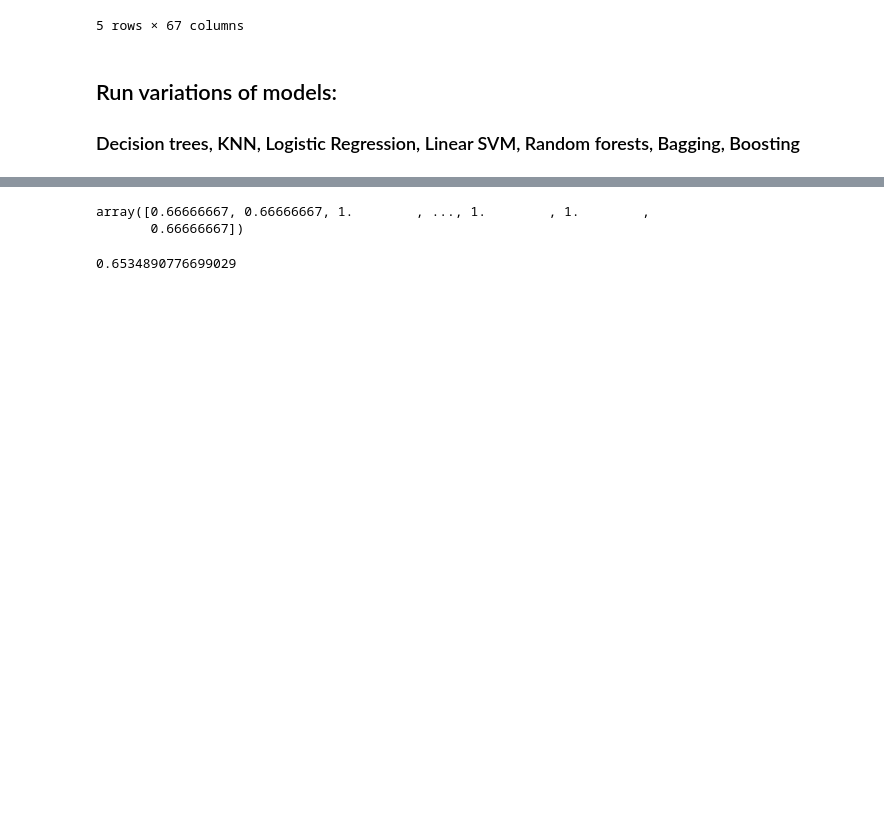
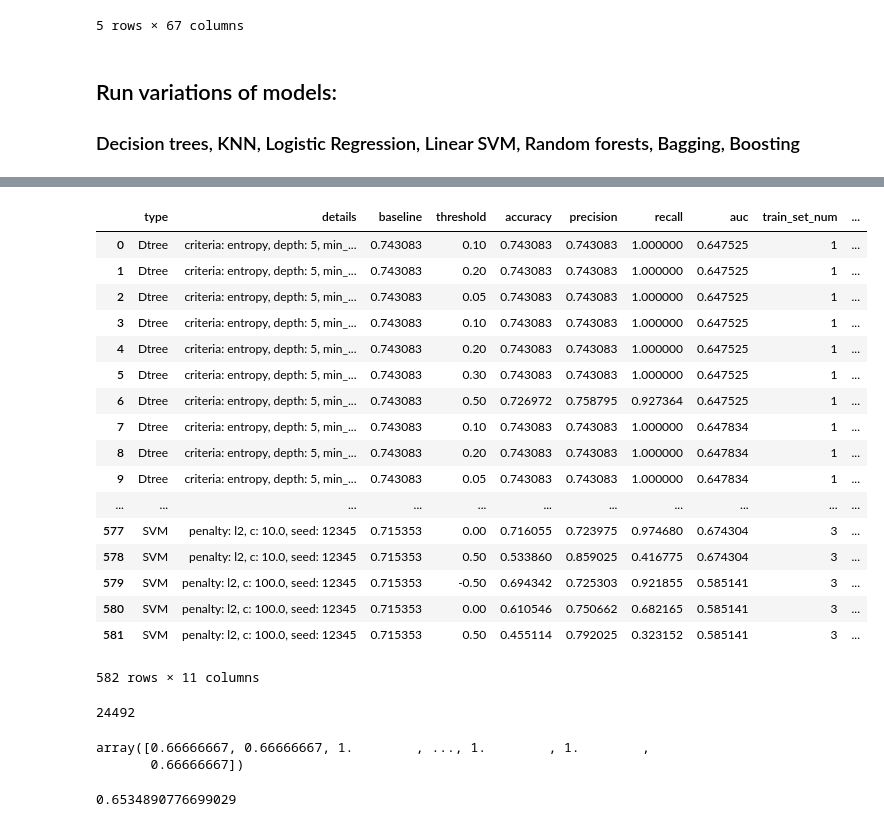
Before and after one commit to laurenjli/ml-pubpol, a Jupyter notebook: hw3/hw3_analysis.ipynb, the cells around one changed output, grey strips where cells are left out. Drawn from its saved outputs; the diff is of its cells as text; code cells hidden in the pictures; blank space fills up the shorter version.

```diff
--- a/hw3/hw3_analysis.ipynb
+++ b/hw3/hw3_analysis.ipynb
@@ -540,3 +495,24 @@ TypeError: __init__() got an unexpected keyword argument 'seed'
+# %%
+resdf.to_csv('firstrun.csv')
+# %% [output]
+|  | type | details | baseline | threshold | accuracy | precision | recall | auc | train_set_num | ... |
+| 0 | Dtree | criteria: entropy, depth: 5, min_... | 0.743083 | 0.10 | 0.743083 | 0.743083 | 1.000000 | 0.647525 | 1 | ... |
+| 1 | Dtree | criteria: entropy, depth: 5, min_... | 0.743083 | 0.20 | 0.743083 | 0.743083 | 1.000000 | 0.647525 | 1 | ... |
+| 2 | Dtree | criteria: entropy, depth: 5, min_... | 0.743083 | 0.05 | 0.743083 | 0.743083 | 1.000000 | 0.647525 | 1 | ... |
+| 3 | Dtree | criteria: entropy, depth: 5, min_... | 0.743083 | 0.10 | 0.743083 | 0.743083 | 1.000000 | 0.647525 | 1 | ... |
+| 4 | Dtree | criteria: entropy, depth: 5, min_... | 0.743083 | 0.20 | 0.743083 | 0.743083 | 1.000000 | 0.647525 | 1 | ... |
+| 5 | Dtree | criteria: entropy, depth: 5, min_... | 0.743083 | 0.30 | 0.743083 | 0.743083 | 1.000000 | 0.647525 | 1 | ... |
+| 6 | Dtree | criteria: entropy, depth: 5, min_... | 0.743083 | 0.50 | 0.726972 | 0.758795 | 0.927364 | 0.647525 | 1 | ... |
+| 7 | Dtree | criteria: entropy, depth: 5, min_... | 0.743083 | 0.10 | 0.743083 | 0.743083 | 1.000000 | 0.647834 | 1 | ... |
+| 8 | Dtree | criteria: entropy, depth: 5, min_... | 0.743083 | 0.20 | 0.743083 | 0.743083 | 1.000000 | 0.647834 | 1 | ... |
+| 9 | Dtree | criteria: entropy, depth: 5, min_... | 0.743083 | 0.05 | 0.743083 | 0.743083 | 1.000000 | 0.647834 | 1 | ... |
+| ... | ... | ... | ... | ... | ... | ... | ... | ... | ... | ... |
+| 577 | SVM | penalty: l2, c: 10.0, seed: 12345 | 0.715353 | 0.00 | 0.716055 | 0.723975 | 0.974680 | 0.674304 | 3 | ... |
+| 578 | SVM | penalty: l2, c: 10.0, seed: 12345 | 0.715353 | 0.50 | 0.533860 | 0.859025 | 0.416775 | 0.674304 | 3 | ... |
+| 579 | SVM | penalty: l2, c: 100.0, seed: 12345 | 0.715353 | -0.50 | 0.694342 | 0.725303 | 0.921855 | 0.585141 | 3 | ... |
+| 580 | SVM | penalty: l2, c: 100.0, seed: 12345 | 0.715353 | 0.00 | 0.610546 | 0.750662 | 0.682165 | 0.585141 | 3 | ... |
+| 581 | SVM | penalty: l2, c: 100.0, seed: 12345 | 0.715353 | 0.50 | 0.455114 | 0.792025 | 0.323152 | 0.585141 | 3 | ... |
+582 rows × 11 columns
 # %%
 #### Use temporal validation to split into training/test sets
 
@@ -568,6 +544,10 @@ x_train3, y_train3, x_test3, y_test3 = pp.single_train_test_set(df_final,
                                                           windows[3],
                                                           windows[4],
                                                           pred_time=60)
+# %%
+sum(y_test1)
+# %% [output]
+24492
 # %%
 clf = knn_score(x_train1, y_train1, x_test1, n=3, p=1)
 clf
```
Also changed, not shown: parts of 13 cells of this notebook, 1 other file.
